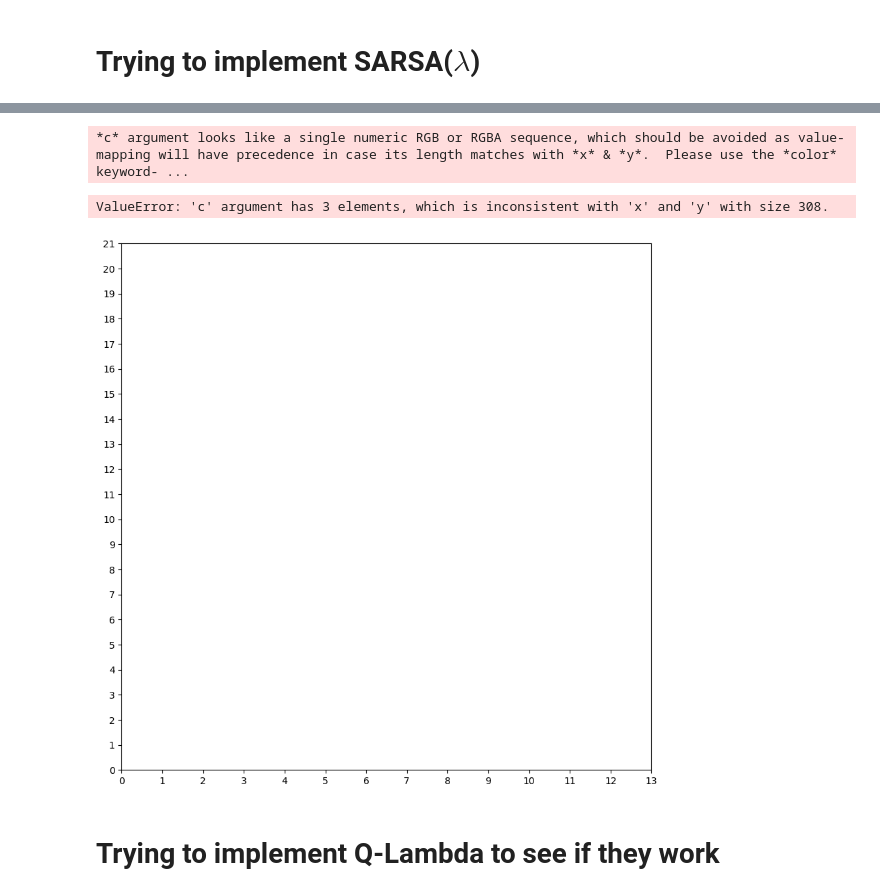
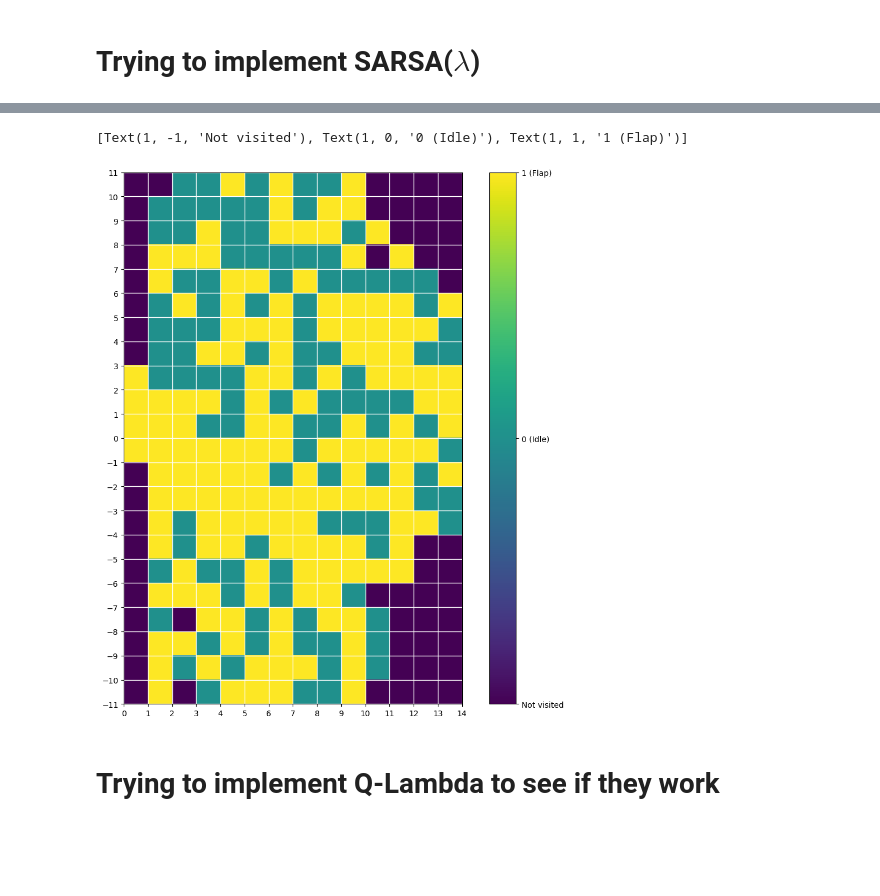
Before and after one commit to SDavenia/RL_Flappy_Bird, a Jupyter notebook: TD_lambda_convergence.ipynb, the cells around one changed output, grey strips where cells are left out. Saved outputs shown, nothing was run; the diff lists cells and outputs as text; code cells hidden in the pictures; blank space fills up the shorter version.

```diff
--- a/TD_lambda_convergence.ipynb
+++ b/TD_lambda_convergence.ipynb
@@ -312,60 +343,36 @@ Codice per fare plot carino ma non funziona
 # %%
-SARSA_lambda.Qvalues.shape
-# np.argmax(SARSA_lambda.Qvalues, axis = -1)
 newQ = np.zeros((SARSA_lambda.Qvalues.shape[0],SARSA_lambda.Qvalues.shape[1]))
 for x in range(SARSA_lambda.Qvalues.shape[0]):
     for y in range(SARSA_lambda.Qvalues.shape[1]):
         if(SARSA_lambda.Qvalues[x][y][0] == 0.0 and SARSA_lambda.Qvalues[x][y][1] == 0.0):
             newQ[x][y] = -1
+        elif(SARSA_lambda.Qvalues[x][y][0] > SARSA_lambda.Qvalues[x][y][1]):
+            newQ[x][y] = 0
         else:
-            newQ[x][y] = np.argmax(SARSA_lambda.Qvalues[x][y], axis = -1)
+            newQ[x][y] = 1
-# %%
-# Get the range of x/y-axis for the plot
-x_values_QL = []
-y_values_QL = []
-"""
-q_table_ql.keys()
-
-for key in q_table_ql.keys():
-
-    x = key[0][0]
-    y = key[0][1]
-
-    if x not in x_values_QL:
-        x_values_QL.append(x)
-
-
-    if y not in y_values_QL:
-        y_values_QL.append(y)
-
-# Prepare the plot
-x_range = sorted(x_values_QL)
-y_range = sorted(y_values_QL)
-"""
-
-x_range = np.linspace(0,13,14)
-y_range = np.linspace(0,21,22)
-x_grid, y_grid = np.meshgrid(x_range, y_range)
-# X, Y = np.meshgrid(x_range, y_range)
-
-# Z = np.array([[get_qvalue(x, y, q_table_ql) for x in x_range] for y in y_range])
-
-# Generate the plot
-plt.figure(figsize=(10, 10))
-plt.xticks(x_range)
-plt.yticks(y_range)
-# plt.scatter(x_grid, y_grid, c=[-1, 0, 1], cmap='GnBu')
-surf = plt.imshow(newQ, cmap=plt.get_cmap('Set3', 3), vmin=-1, vmax=1 , extent=[0, 13, -8, 16])
-plt.title('State-Value function - Q-Learning', fontsize='medium')
-plt.xlabel('x-coordinates')
-plt.ylabel('y-coordinates')
-plt.grid(color='w', linestyle='-', linewidth=1)
-cbar = plt.colorbar(surf, ticks=[-1, 0, 1])
-cbar.ax.set_yticklabels(['NOT VISITED', '0 (IDLE)','1 (FLAP)'])
-# %% [output]
-*c* argument looks like a single numeric RGB or RGBA sequence, which should be avoided as value-mapping will have precedence in case its length matches with *x* & *y*.  Please use the *color* keyword- ...
-ValueError: 'c' argument has 3 elements, which is inconsistent with 'x' and 'y' with size 308.
-[figure, removed]
+# %%
+finalQ = np.zeros((SARSA_lambda.Qvalues.shape[0],SARSA_lambda.Qvalues.shape[1]))
+for i in range(SARSA_lambda.Qvalues.shape[0]):
+    for j in range(SARSA_lambda.Qvalues.shape[1]):
+        if(j <= 11):
+            finalQ[i][j+10] = newQ[i][j]
+        else:
+            finalQ[i][j-12] = newQ[i][j]
+finalQ = finalQ.transpose()
+# %%
+xx = np.arange(0,15,1)
+yy = np.arange(-11,12,1)
+fig = plt.figure(figsize=(10, 10))
+plt.xticks(xx)
+plt.yticks(yy)
+im = plt.imshow(finalQ, extent=[0, 14, -11, 11])
+plt.grid(color='w', linestyle='-', linewidth=1)
+labels = ['Not visited', '0 (Idle)', '1 (Flap)']
+colorbar = plt.colorbar(im, ticks=[-1, 0, 1])
+colorbar.ax.set_yticklabels(['Not visited', '0 (Idle)', '1 (Flap)'])
+# %% [output]
+[Text(1, -1, 'Not visited'), Text(1, 0, '0 (Idle)'), Text(1, 1, '1 (Flap)')]
+[figure, added]
 # %% [markdown]
 # Trying to implement Q-Lambda to see if they work
 # %%
```
Also changed, not shown: parts of 8 cells of this notebook.
